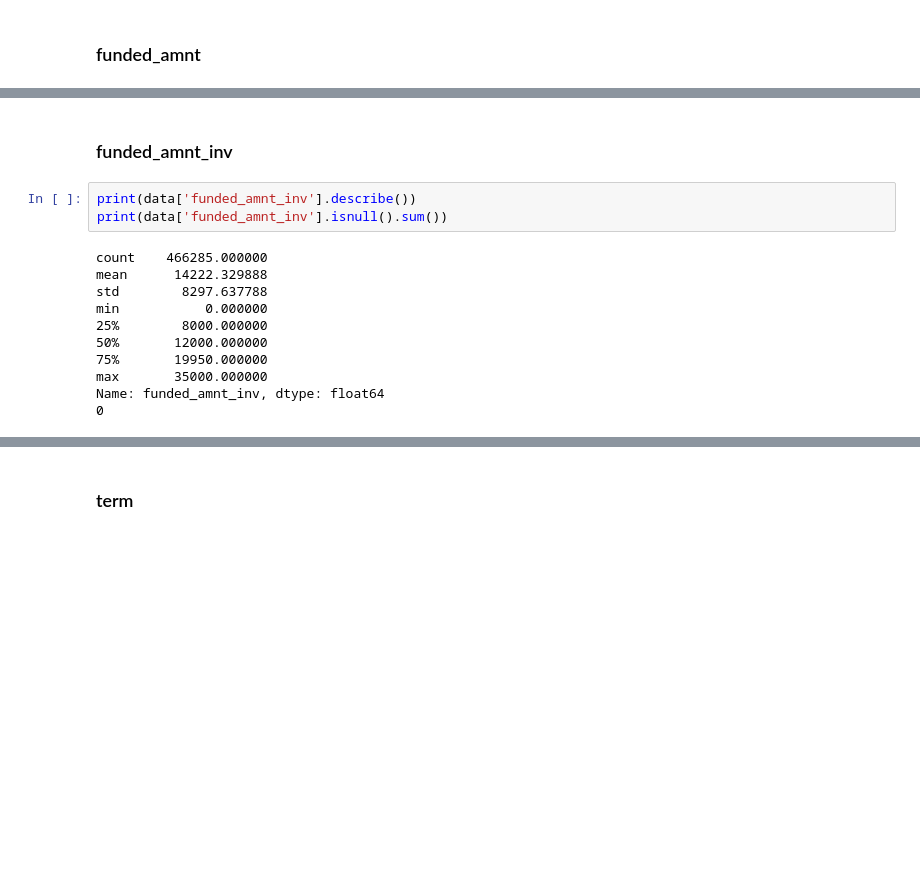
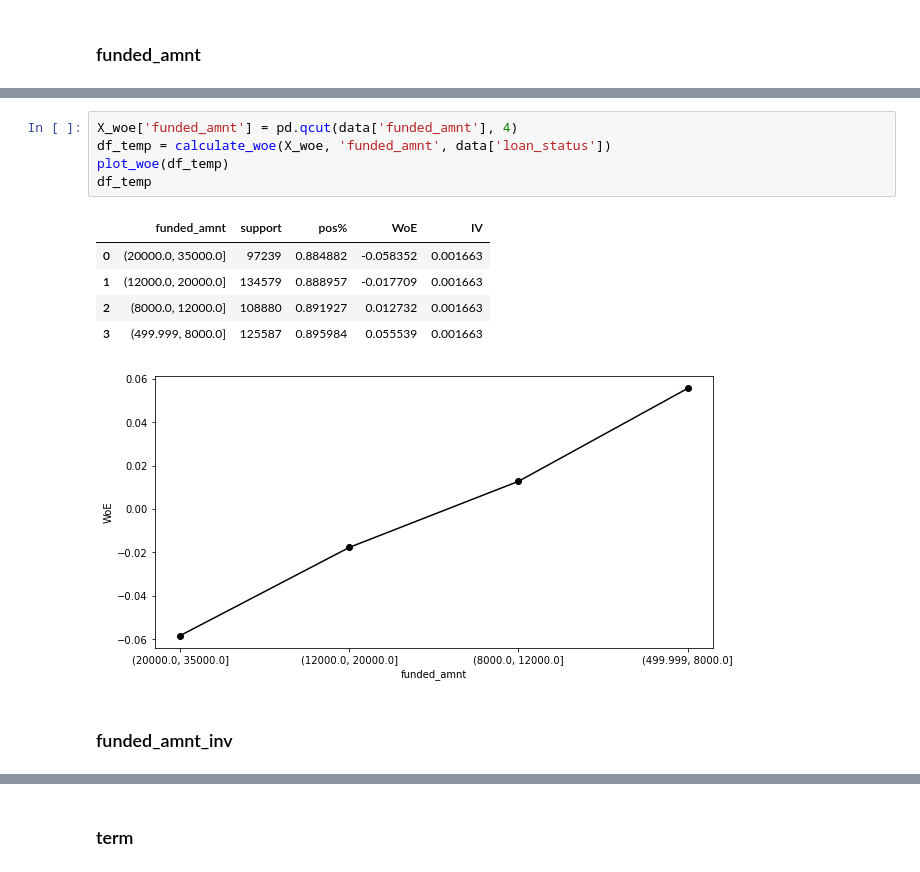
Before and after one commit to Ach113/Loan-Approval-Scoring-System, a Jupyter notebook: LoanApprovalScoring.ipynb, the cells around one changed output, grey strips where cells are left out. Drawn from its saved outputs; the diff is of its cells as text; blank space fills up the shorter version.

```diff
--- a/LoanApprovalScoring.ipynb
+++ b/LoanApprovalScoring.ipynb
@@ -53,16 +90,14 @@ Name: funded_amnt, dtype: float64
+# %%
+X_woe['funded_amnt'] = pd.qcut(data['funded_amnt'], 4)
+df_temp = calculate_woe(X_woe, 'funded_amnt', data['loan_status'])
+plot_woe(df_temp)
+df_temp
+# %% [output]
+|  | funded_amnt | support | pos% | WoE | IV |
+| 0 | (20000.0, 35000.0] | 97239 | 0.884882 | -0.058352 | 0.001663 |
+| 1 | (12000.0, 20000.0] | 134579 | 0.888957 | -0.017709 | 0.001663 |
+| 2 | (8000.0, 12000.0] | 108880 | 0.891927 | 0.012732 | 0.001663 |
+| 3 | (499.999, 8000.0] | 125587 | 0.895984 | 0.055539 | 0.001663 |
+[figure, added]
 # %% [markdown]
 ### funded_amnt_inv
-# %%
-print(data['funded_amnt_inv'].describe())
-print(data['funded_amnt_inv'].isnull().sum())
-# %% [output]
-count    466285.000000
-mean      14222.329888
-std        8297.637788
-min           0.000000
-25%        8000.000000
-50%       12000.000000
-75%       19950.000000
-max       35000.000000
-Name: funded_amnt_inv, dtype: float64
-0
```
Also changed, not shown: parts of 61 cells of this notebook.
